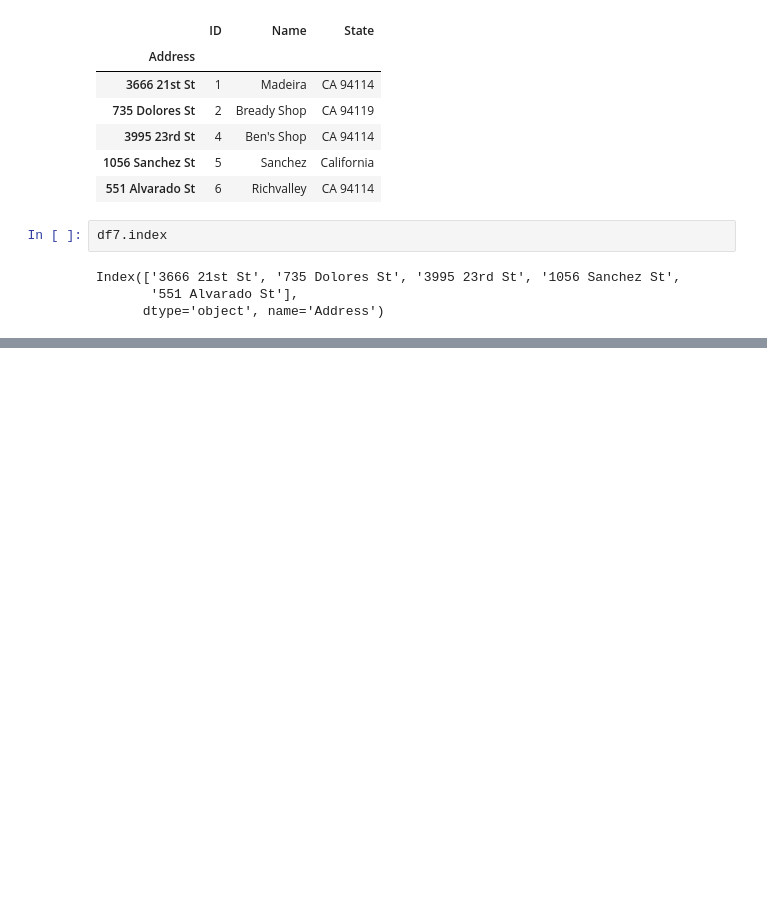
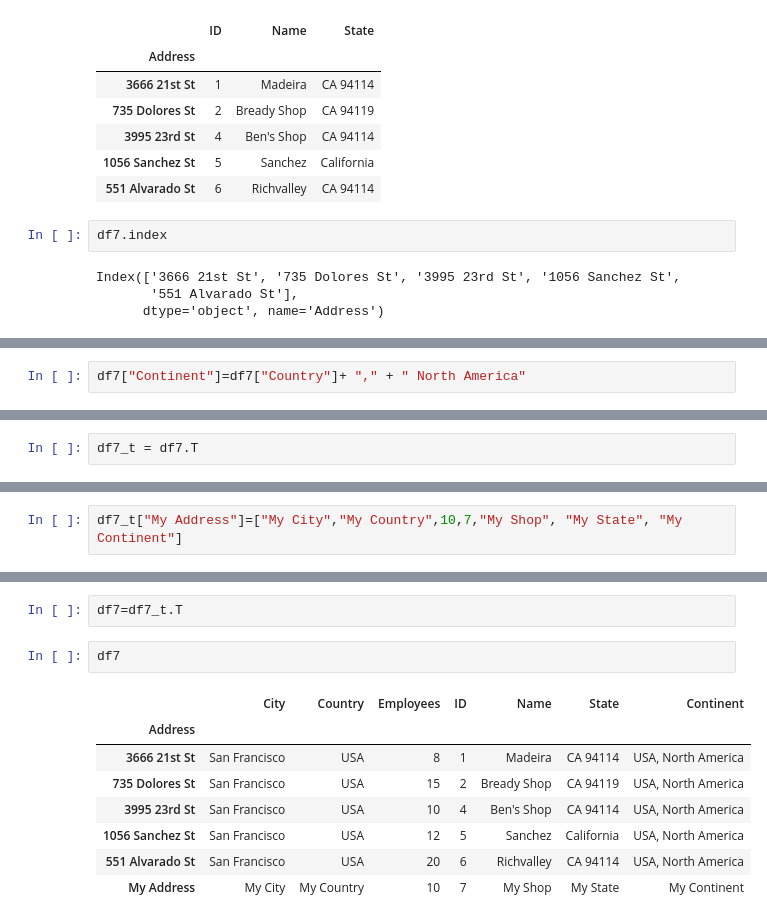
Before and after one commit to mrogove/PythonMegaCourse, a Jupyter notebook: Section9/InitialJupyterTrial.ipynb, the cells around one changed output, grey strips where cells are left out. Saved outputs shown, nothing was run; the diff lists cells and outputs as text; blank space fills up the shorter version.

Commit message:
Adding rows and columns to dataframes. Columns via transpose (T) functionality. Columns via shape functionality.

```diff
--- a/Section9/InitialJupyterTrial.ipynb
+++ b/Section9/InitialJupyterTrial.ipynb
@@ -213,0 +237,2 @@ Index(['City', 'Country', 'Employees', 'ID', 'Name', 'State'], dtype='object')
+# %%
+df7["Continent"]=df7["Country"]+ "," + " North America"
@@ -213,0 +249,2 @@ Index(['City', 'Country', 'Employees', 'ID', 'Name', 'State'], dtype='object')
+# %%
+df7_t = df7.T
@@ -213,0 +262,2 @@ Index(['City', 'Country', 'Employees', 'ID', 'Name', 'State'], dtype='object')
+# %%
+df7_t["My Address"]=["My City","My Country",10,7,"My Shop", "My State", "My Continent"]
@@ -213,0 +275,13 @@ Index(['City', 'Country', 'Employees', 'ID', 'Name', 'State'], dtype='object')
+# %%
+df7=df7_t.T
+# %%
+df7
+# %% [output]
+|  | City | Country | Employees | ID | Name | State | Continent |
+| Address |  |  |  |  |  |  |  |
+| 3666 21st St | San Francisco | USA | 8 | 1 | Madeira | CA 94114 | USA, North America |
+| 735 Dolores St | San Francisco | USA | 15 | 2 | Bready Shop | CA 94119 | USA, North America |
+| 3995 23rd St | San Francisco | USA | 10 | 4 | Ben's Shop | CA 94114 | USA, North America |
+| 1056 Sanchez St | San Francisco | USA | 12 | 5 | Sanchez | California | USA, North America |
+| 551 Alvarado St | San Francisco | USA | 20 | 6 | Richvalley | CA 94114 | USA, North America |
+| My Address | My City | My Country | 10 | 7 | My Shop | My State | My Continent |
```
Also changed, not shown: parts of 8 cells of this notebook.
